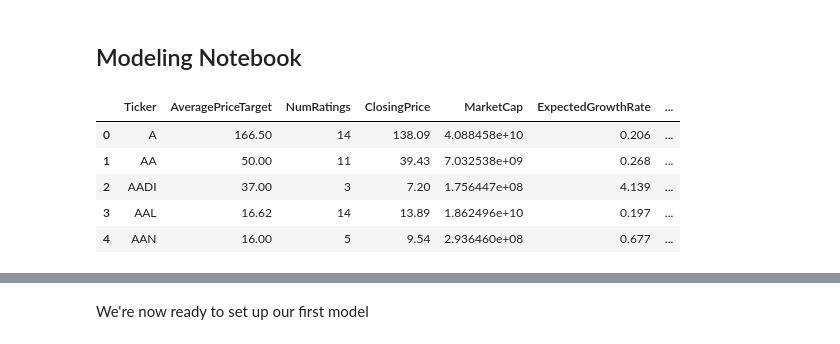
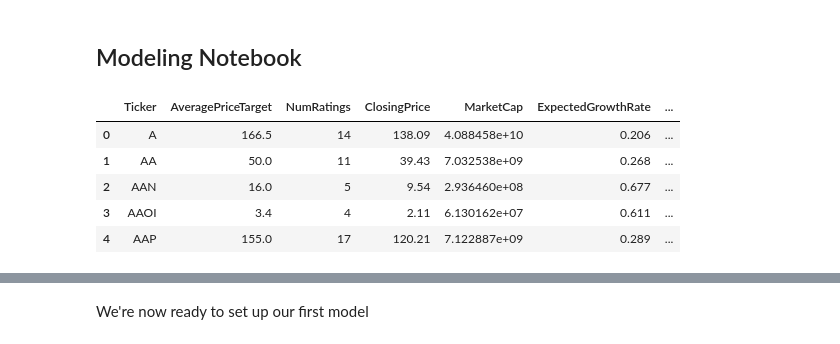
Before and after one commit to ChuckNadel/PredictingAnalystConsensus, a Jupyter notebook: ModelingNotebook.ipynb, the cells around one changed output, grey strips where cells are left out. Saved outputs shown, nothing was run; the diff lists cells and outputs as text; code cells hidden in the pictures.

```diff
--- a/ModelingNotebook.ipynb
+++ b/ModelingNotebook.ipynb
@@ -14,13 +14,14 @@ from imblearn.over_sampling import SMOTE
 from sklearn.model_selection import GridSearchCV
 # %%
 # Reading in most recent data
-stock_data = pd.read_csv('data/RevandEbitda.csv')
-stock_data.drop(['Unnamed: 0'], axis = 1, inplace = True)
+stock_data = pd.read_csv('data/WithCashFlowDataNoOutliers.csv')
+stock_data.drop(['Index'], axis = 1, inplace = True)
+stock_data.dropna(inplace = True)
 stock_data.head()
 # %% [output]
 |  | Ticker | AveragePriceTarget | NumRatings | ClosingPrice | MarketCap | ExpectedGrowthRate | ... |
-| 0 | A | 166.50 | 14 | 138.09 | 4.088458e+10 | 0.206 | ... |
-| 1 | AA | 50.00 | 11 | 39.43 | 7.032538e+09 | 0.268 | ... |
-| 2 | AADI | 37.00 | 3 | 7.20 | 1.756447e+08 | 4.139 | ... |
-| 3 | AAL | 16.62 | 14 | 13.89 | 1.862496e+10 | 0.197 | ... |
-| 4 | AAN | 16.00 | 5 | 9.54 | 2.936460e+08 | 0.677 | ... |
+| 0 | A | 166.5 | 14 | 138.09 | 4.088458e+10 | 0.206 | ... |
+| 1 | AA | 50.0 | 11 | 39.43 | 7.032538e+09 | 0.268 | ... |
+| 2 | AAN | 16.0 | 5 | 9.54 | 2.936460e+08 | 0.677 | ... |
+| 3 | AAOI | 3.4 | 4 | 2.11 | 6.130162e+07 | 0.611 | ... |
+| 4 | AAP | 155.0 | 17 | 120.21 | 7.122887e+09 | 0.289 | ... |
```
Also changed, not shown: parts of 11 cells of this notebook, 2 other files.
